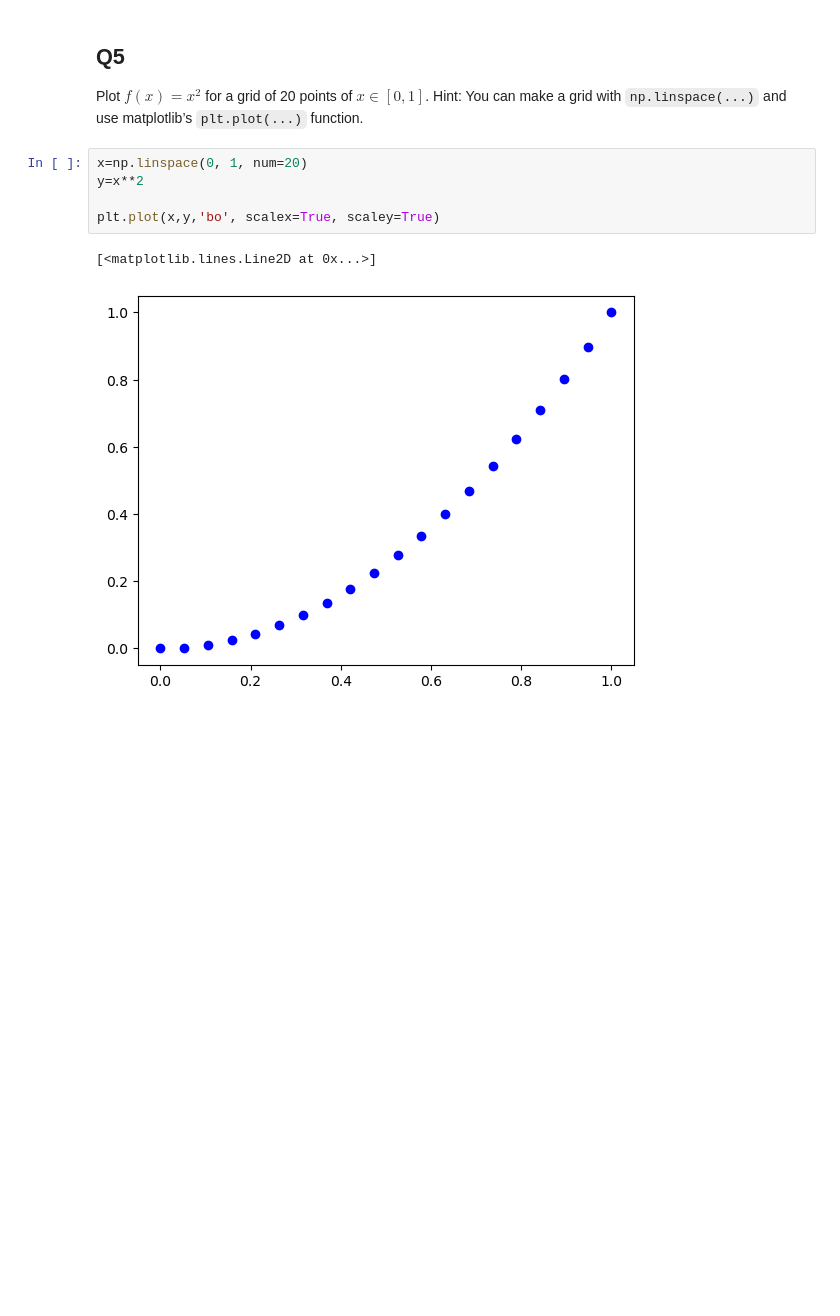
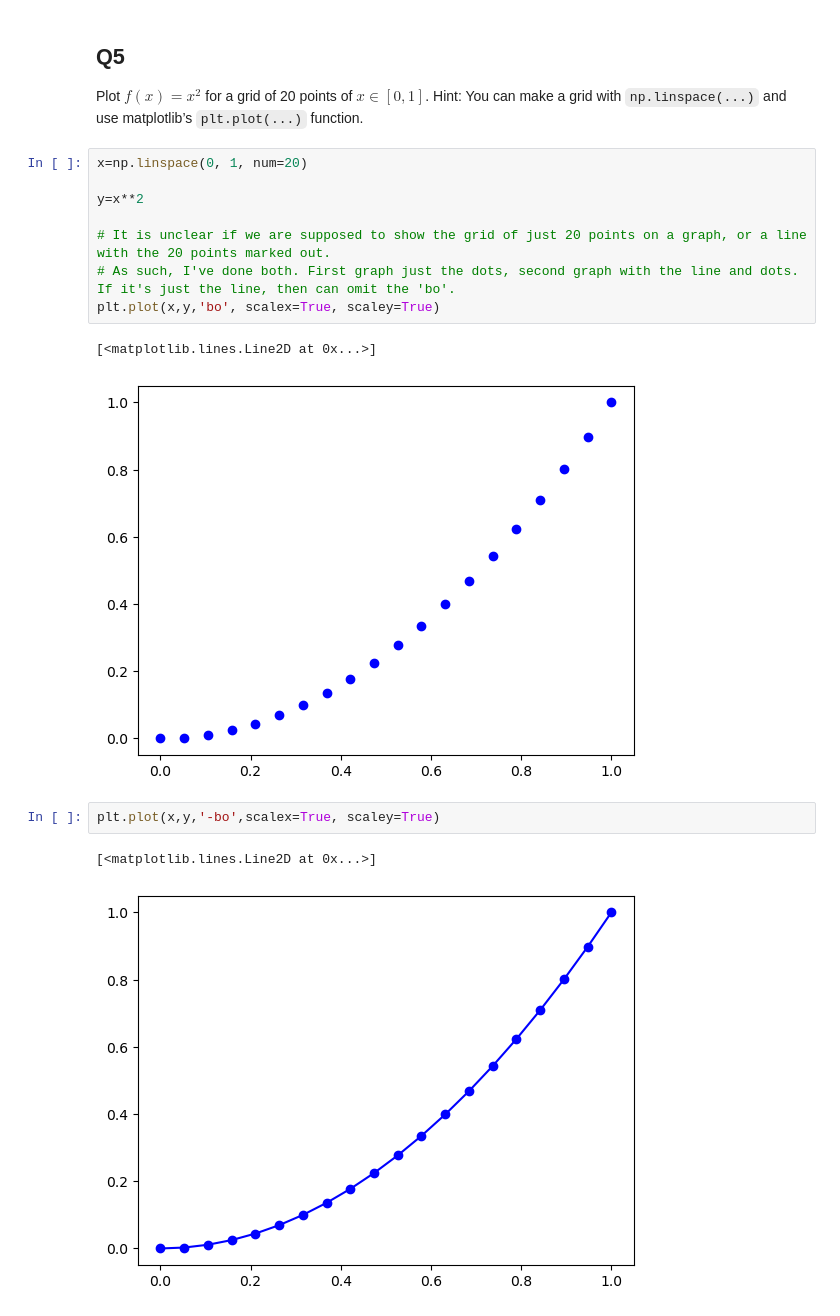
Before and after one commit to ryanquek95/ECON526, a Jupyter notebook: problem_sets/Ryan_Quek_PS1.ipynb, the cells around one changed output. Drawn from its saved outputs; the diff is of its cells as text; blank space fills up the shorter version.

```diff
--- a/problem_sets/Ryan_Quek_PS1.ipynb
+++ b/problem_sets/Ryan_Quek_PS1.ipynb
@@ -112,9 +121,17 @@ can make a grid with `np.linspace(...)` and use matplotlib’s
 `plt.plot(...)` function.
 # %%
 x=np.linspace(0, 1, num=20)
+
 y=x**2
 
+# It is unclear if we are supposed to show the grid of just 20 points on a graph, or a line with the 20 points marked out.
+# As such, I've done both. First graph just the dots, second graph with the line and dots. If it's just the line, then can omit the 'bo'.
 plt.plot(x,y,'bo', scalex=True, scaley=True)
 # %% [output]
 [<matplotlib.lines.Line2D at 0x...>]
 [figure]
+# %%
+plt.plot(x,y,'-bo',scalex=True, scaley=True)
+# %% [output]
+[<matplotlib.lines.Line2D at 0x...>]
+[figure, added]
```
Also changed, not shown: parts of 1 cell of this notebook.
